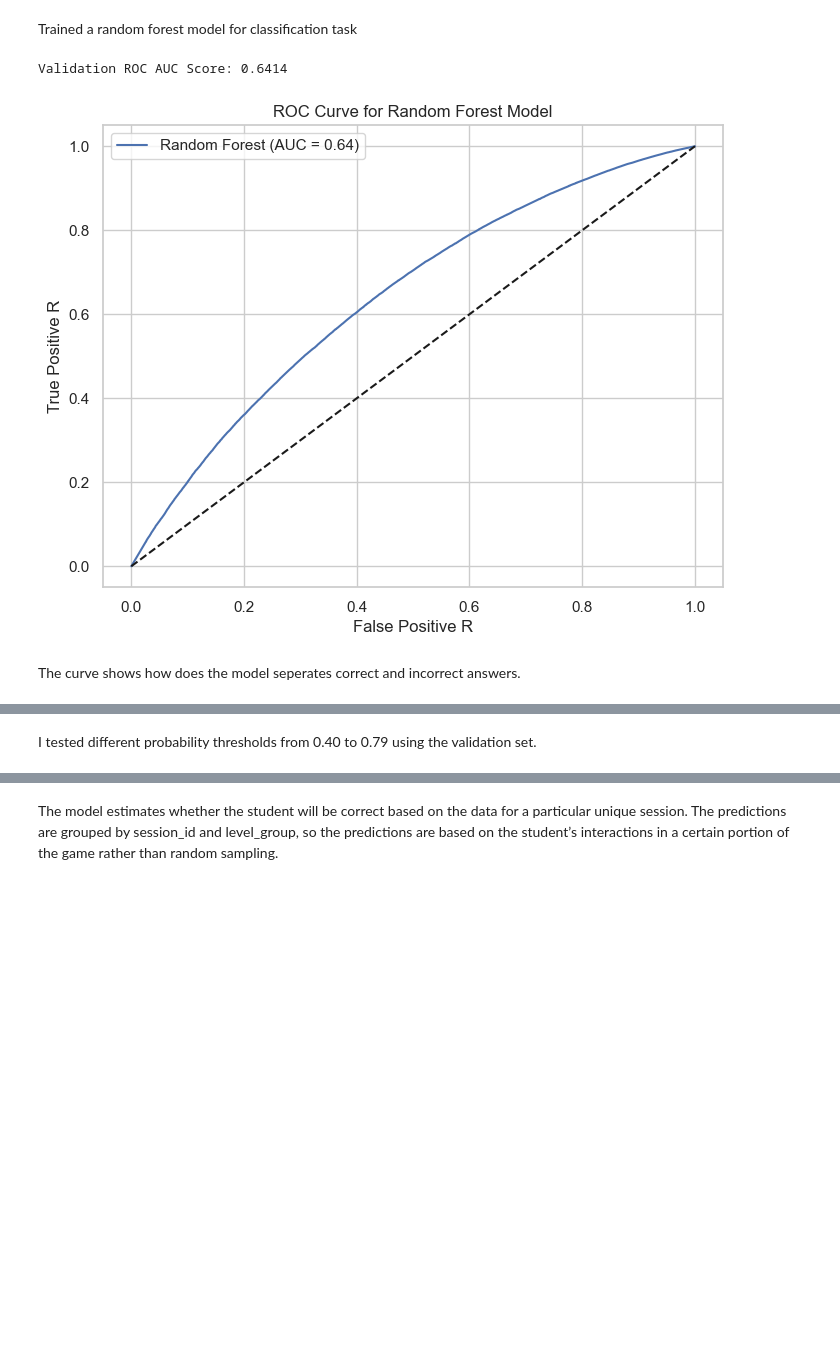
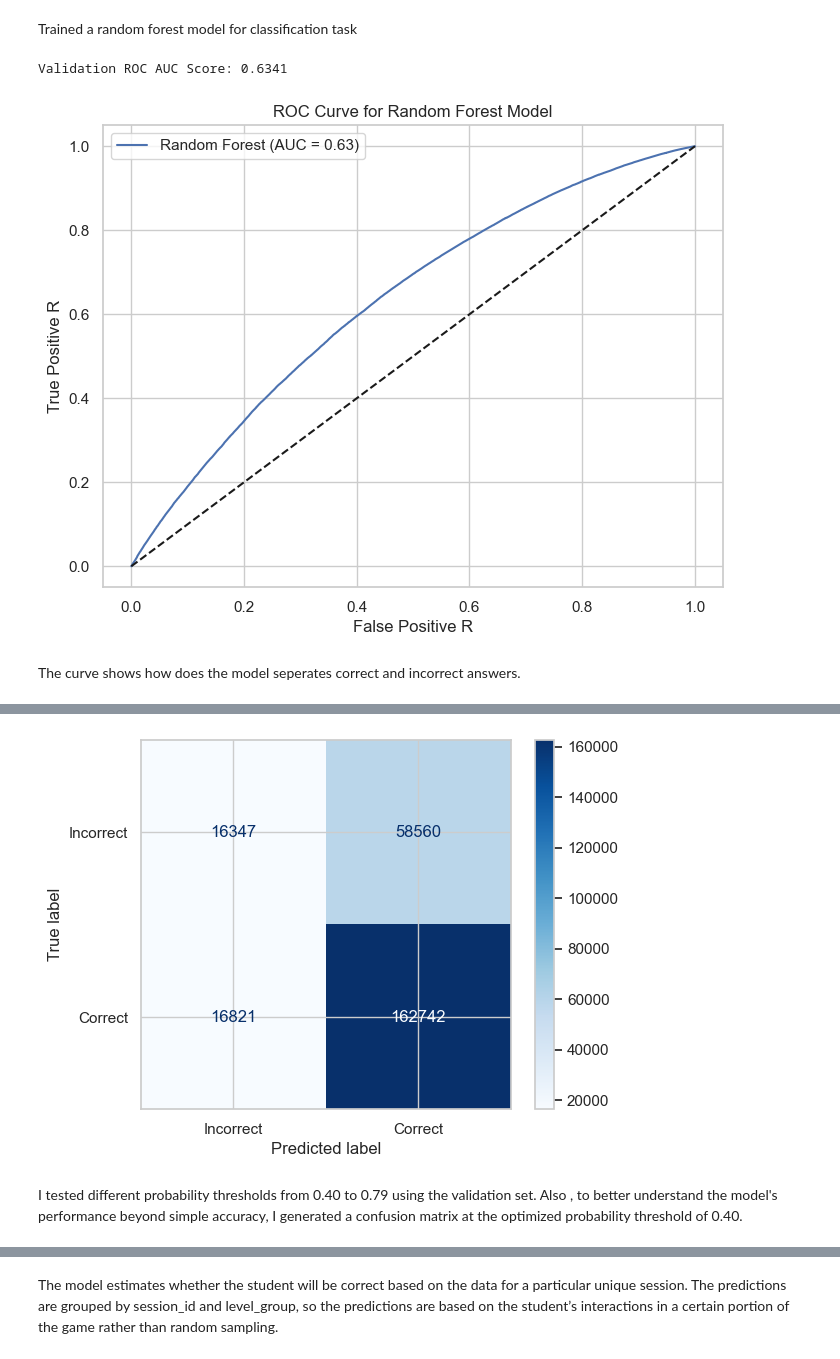
Before and after one commit to akashkd64/KaggleProjectSPFG, a Jupyter notebook: StudenttPfromG.ipynb, the cells around one changed output, grey strips where cells are left out. Saved outputs shown, nothing was run; the diff lists cells and outputs as text; code cells hidden in the pictures; blank space fills up the shorter version.

```diff
--- a/StudenttPfromG.ipynb
+++ b/StudenttPfromG.ipynb
@@ -257,6 +257,7 @@ from sklearn.metrics import accuracy_score, classification_report
 
 rf_model = RandomForestClassifier(
     n_estimators=100,
+    max_depth=18,
     random_state=42,
     class_weight="balanced"
 )
@@ -303,29 +304,31 @@ plt.title("ROC Curve for Random Forest Model")
 plt.legend()
 plt.show()
 # %% [output]
-Validation ROC AUC Score: 0.6414
+Validation ROC AUC Score: 0.6341
-[figure, old version]
+[figure, new version]
 # %% [markdown]
 The curve shows how does the model seperates correct and incorrect answers.
 # %%
 import numpy as np
-from sklearn.metrics import f1_score
+from sklearn.metrics import f1_score, confusion_matrix, ConfusionMatrixDisplay
 
-# validation probabilities
-val_probs = rf_model.predict_proba(X_val)[:, 1]
-
+# 1. First, find the best threshold
 best_threshold = 0
 best_f1 = 0
-
-# thres from 0.40 to 0.79
 for threshold in np.arange(0.40, 0.80, 0.01):
     val_pred_threshold = (val_probs >= threshold).astype(int)
     f1 = f1_score(y_val, val_pred_threshold)
-
     if f1 > best_f1:
         best_f1 = f1
         best_threshold = threshold
 
-print("Best threshold:", round(best_threshold, 2))
-print("Best F1 score:", round(best_f1, 4))
+print(f"Best threshold: {best_threshold:.2f}")
+
+# 2. Now use that threshold for the Confusion Matrix
+val_preds = (val_probs >= best_threshold).astype(int)
+cm = confusion_matrix(y_val, val_preds)
+
+disp = ConfusionMatrixDisplay(confusion_matrix=cm, display_labels=['Incorrect', 'Correct'])
+disp.plot(cmap='Blues')
+plt.show()
 # %% [output]
@@ -334,5 +336,6 @@ Best F1 score: 0.7758
+[figure, added]
 # %% [markdown]
-I tested different probability thresholds from 0.40 to 0.79 using the validation set.
+I tested different probability thresholds from 0.40 to 0.79 using the validation set. Also , to better understand the model's performance beyond simple accuracy, I generated a confusion matrix at the optimized probability threshold of 0.40.
 # %%
 test_features = feature_engineer(test)
 
```
Also changed, not shown: parts of 5 cells of this notebook.
